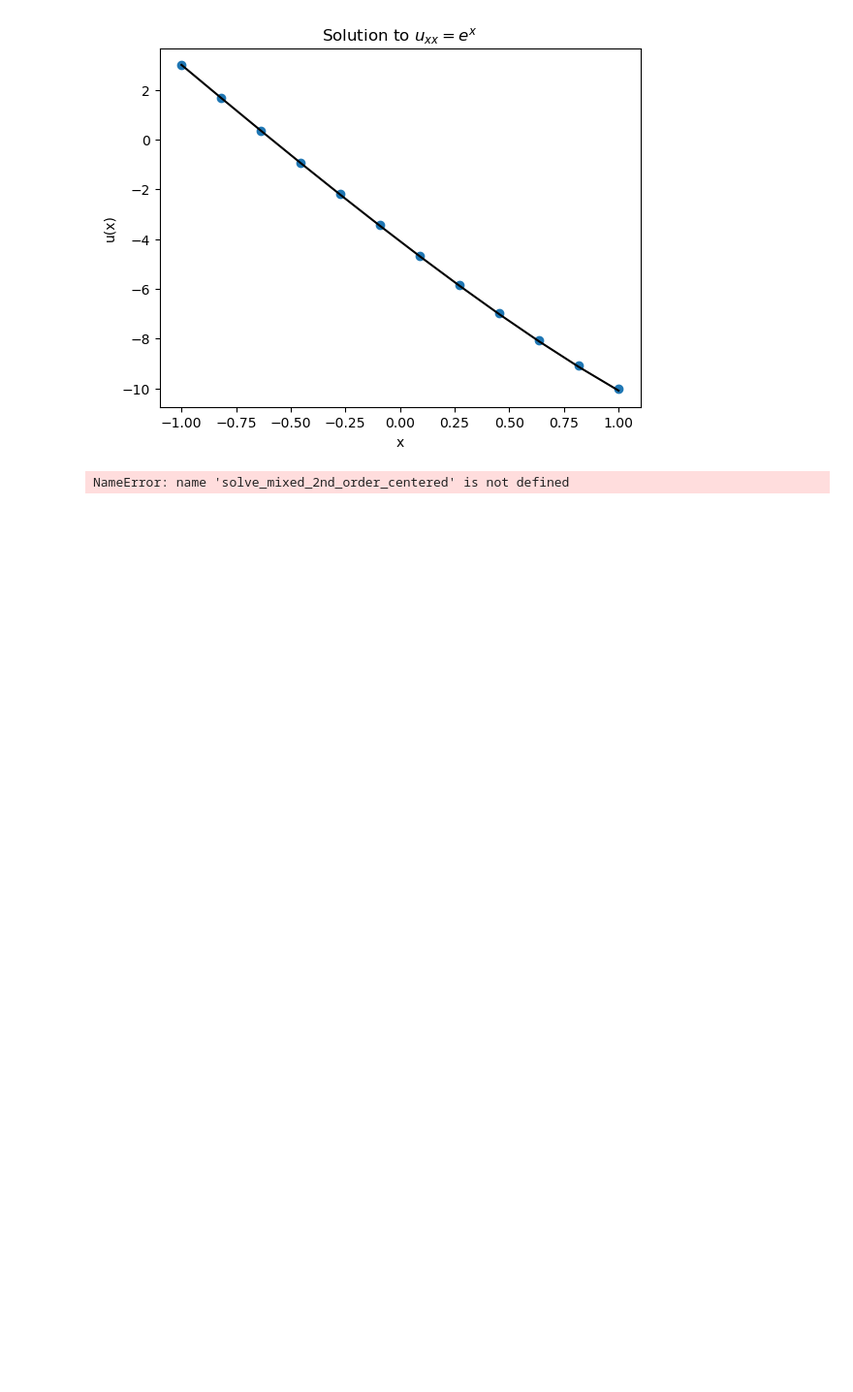
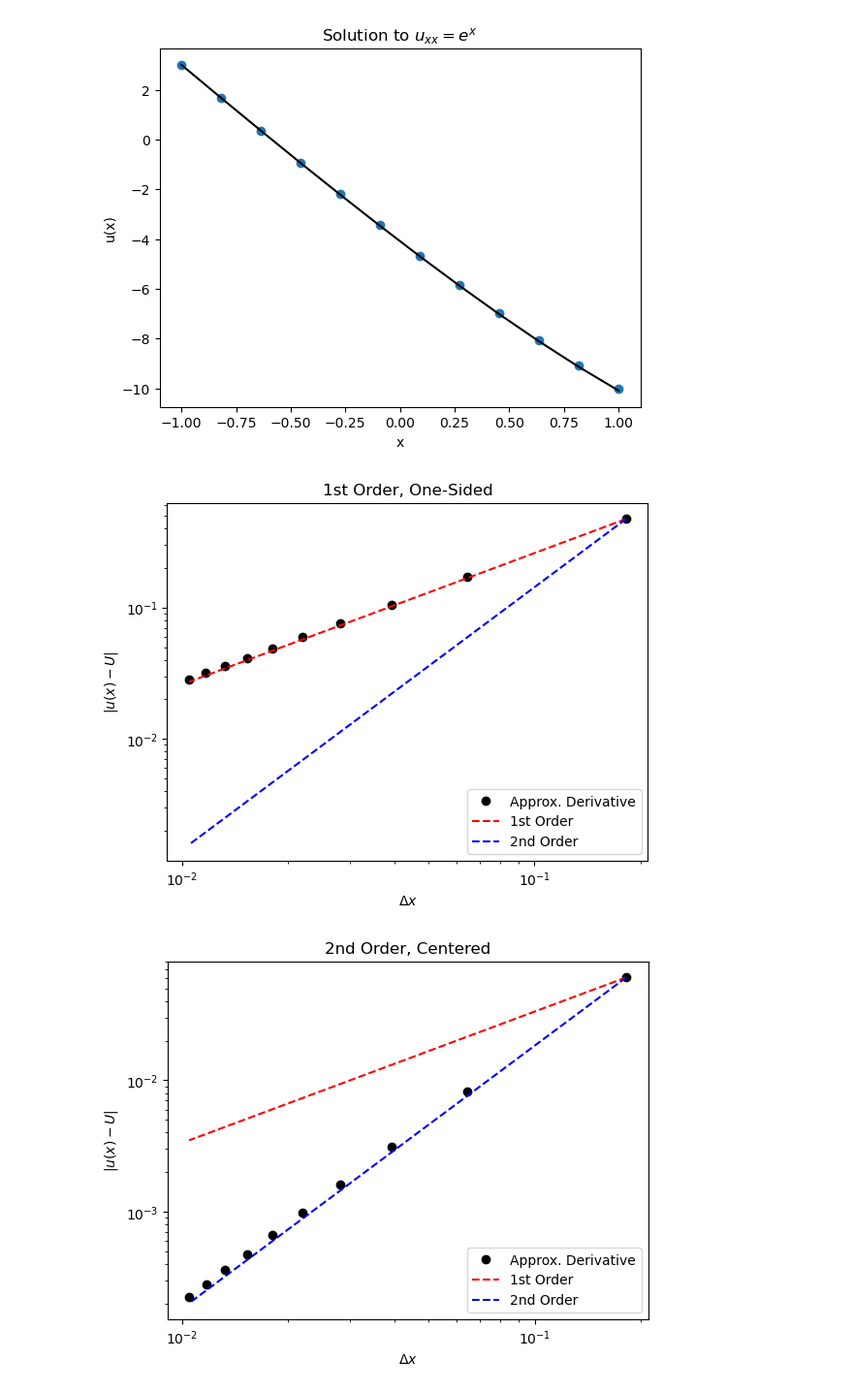
Before and after one commit to Budz23/Metode-Komputasi-II_Kelompok-2, a Jupyter notebook: 3.3.7, 3.3.8, 3.4.ipynb, the cells around one changed output. Shown at 97% size. Drawn from its saved outputs; the diff is of its cells as text; code cells hidden in the pictures; blank space fills up the shorter version.

```diff
--- a/3.3.7, 3.3.8, 3.4.ipynb
+++ b/3.3.7, 3.3.8, 3.4.ipynb
@@ -388,34 +388,35 @@ for (i, m) in enumerate(m_range):
     x = numpy.linspace(a, b, m + 2)
     delta_x[i] = (b - a) / (m + 1)
 
     # Compute solution
     _, U = solve_mixed_1st_order_one_sided(m)
-    error[i, 0] = numpy.linalg.norm(U - u_true(x), ord=numpy.infty)
+    error[i, 0] = numpy.linalg.norm(U - u_true(x), ord=numpy.inf)
     _, U = solve_mixed_2nd_order_one_sided(m)
-    error[i, 1] = numpy.linalg.norm(U - u_true(x), ord=numpy.infty)
+    error[i, 1] = numpy.linalg.norm(U - u_true(x), ord=numpy.inf)
     _, U = solve_mixed_2nd_order_centered(m)
-    error[i, 2] = numpy.linalg.norm(U - u_true(x), ord=numpy.infty)
+    error[i, 2] = numpy.linalg.norm(U - u_true(x), ord=numpy.inf)
 
 titles = ["1st Order, One-Sided", "2nd Order, Centered", "2nd Order, One-Sided"]
 order_C = lambda delta_x, error, order: numpy.exp(numpy.log(error) - order * numpy.log(delta_x))
 for i in range(3):
     fig = plt.figure()
     axes = fig.add_subplot(1, 1, 1)
 
     axes.loglog(delta_x, error[:, i], 'ko', label="Approx. Derivative")
 
     axes.loglog(delta_x, order_C(delta_x[0], error[0,i], 1.0) * delta_x**1.0, 'r--', label="1st Order")
     axes.loglog(delta_x, order_C(delta_x[0], error[0,i], 2.0) * delta_x**2.0, 'b--', label="2nd Order")
     axes.legend(loc=4)
     axes.set_title(titles[i])
     axes.set_xlabel("$\Delta x$")
     axes.set_ylabel("$|u(x) - U|$")
 
 
 plt.show()
 
 U = solve_mixed_1st_order_one_sided(10)
 U = solve_mixed_2nd_order_one_sided(10)
 U = solve_mixed_2nd_order_centered(10)
 # %% [output]
-NameError: name 'solve_mixed_2nd_order_centered' is not defined
+[figure, added]
+[figure, added]
```
Also changed, not shown: parts of 1 cell of this notebook.
